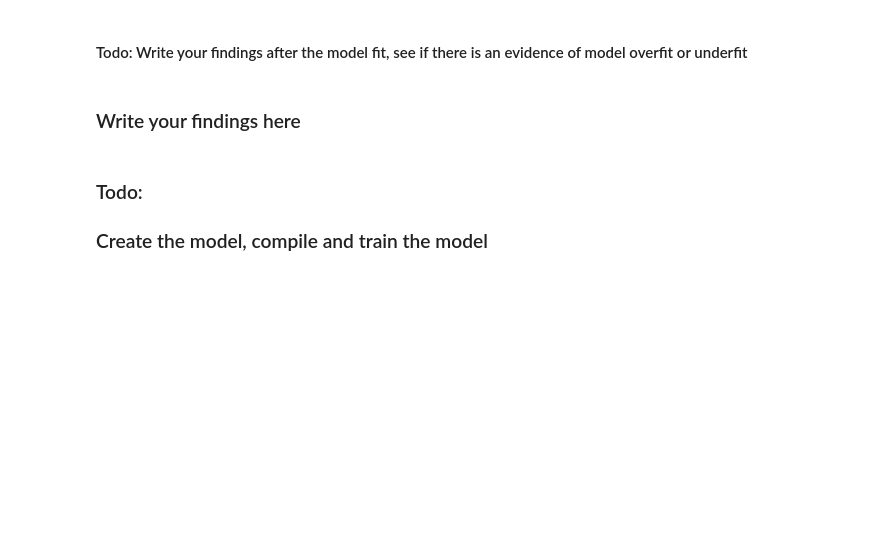
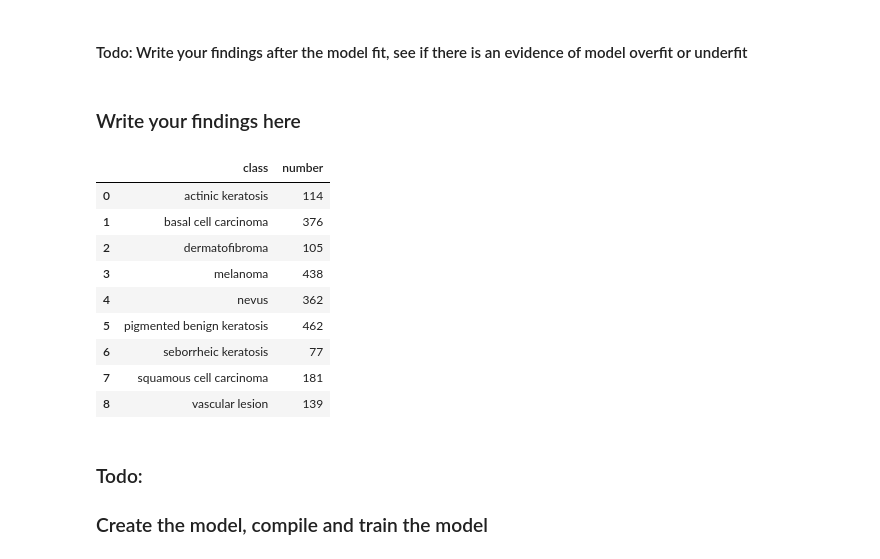
Before and after one commit to ashandish/Melanoma_detection, a Jupyter notebook: AshishKumar_Sharma_01.ipynb, the cells around one changed output. Saved outputs shown, nothing was run; the diff lists cells and outputs as text; code cells hidden in the pictures; blank space fills up the shorter version.

```diff
--- a/AshishKumar_Sharma_01.ipynb
+++ b/AshishKumar_Sharma_01.ipynb
@@ -267,3 +268,23 @@ plt.show()
+# %%
+# images in each classes
+class_diff=pd.DataFrame()
+for i in range(len(class_names)):
+  name= class_names[i]
+  number = len(list(data_dir_train.glob(f'{class_names[i]}/*.jpg')))
+  class_diff=class_diff.append({'class':name,'number':number},ignore_index=True)
+
+class_diff
+# %% [output]
+|  | class | number |
+| 0 | actinic keratosis | 114 |
+| 1 | basal cell carcinoma | 376 |
+| 2 | dermatofibroma | 105 |
+| 3 | melanoma | 438 |
+| 4 | nevus | 362 |
+| 5 | pigmented benign keratosis | 462 |
+| 6 | seborrheic keratosis | 77 |
+| 7 | squamous cell carcinoma | 181 |
+| 8 | vascular lesion | 139 |
 # %%
 # Todo, visualize how your augmentation strategy works for one instance of training image.
 # Your code goes here
```
Also changed, not shown: parts of 3 cells of this notebook.
